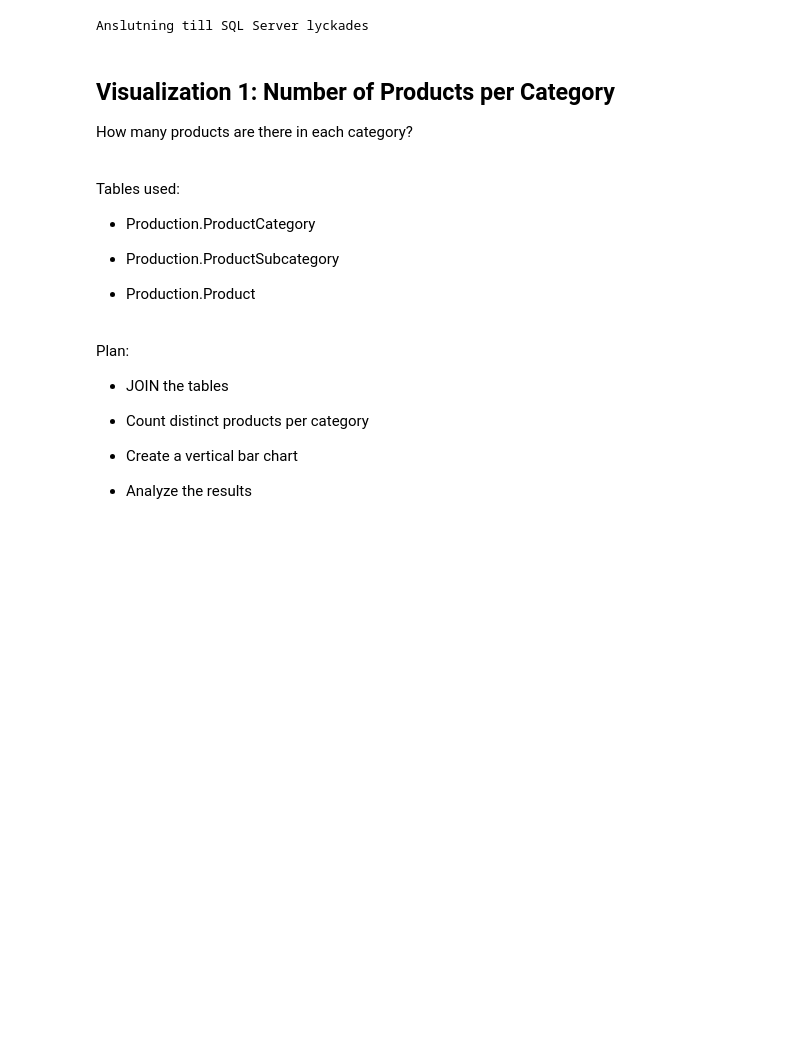
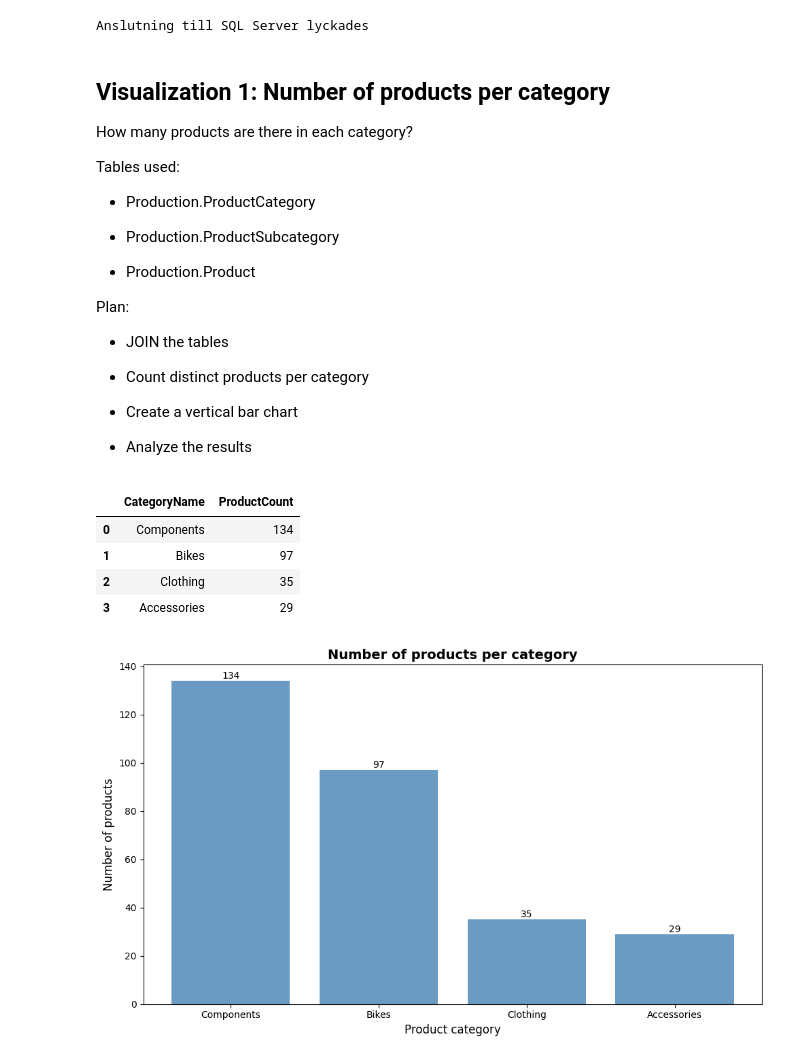
Before and after one commit to LillaLaila/adventureworks-analysis, a Jupyter notebook: notebooks/analys.ipynb, the cells around one changed output. Saved outputs shown, nothing was run; the diff lists cells and outputs as text; code cells hidden in the pictures; blank space fills up the shorter version.

```diff
--- a/notebooks/analys.ipynb
+++ b/notebooks/analys.ipynb
@@ -42,10 +44,9 @@ def query_df(sql: str):
     with engine.connect() as conn:
         return pd.read_sql(text(sql), conn)
 # %% [markdown]
-## Visualization 1: Number of Products per Category
+## Visualization 1: Number of products per category
 
 How many products are there in each category?
-<br /><br />
 
 Tables used:
 
@@ -54,7 +55,8 @@ Tables used:
 - Production.ProductSubcategory
 
 - Production.Product
-<br /> <br />
+
+
 
 Plan:
 
@@ -65,3 +67,47 @@ Plan:
 - Create a vertical bar chart
 
 - Analyze the results
+# %%
+query_viz1 = """
+SELECT
+    pc.Name AS CategoryName,
+    COUNT(DISTINCT p.ProductID) AS ProductCount
+FROM Production.ProductCategory pc
+INNER JOIN Production.ProductSubcategory psc
+    ON pc.ProductCategoryID = psc.ProductCategoryID
+INNER JOIN Production.Product p
+    ON psc.ProductSubcategoryID = p.ProductSubcategoryID
+GROUP BY pc.Name
+ORDER BY ProductCount DESC
+"""
+
+df_viz1 = query_df(query_viz1)
+display(df_viz1)
+
+fig, ax = plt.subplots(figsize=(10,6))
+
+bars = ax.bar(df_viz1['CategoryName'], df_viz1['ProductCount'], color='steelblue', alpha=0.8)
+
+for bar in bars:
+    height = bar.get_height()
+    ax.text(
+        bar.get_x() + bar.get_width()/2,
+        height,
+        f'{int(height)}',
+        ha='center',
+        va='bottom'
+    )
+
+ax.set_xlabel('Product category', fontsize=12)
+ax.set_ylabel('Number of products', fontsize=12)
+ax.set_title('Number of products per category', fontsize=14, fontweight='bold')
+
+plt.tight_layout()
+plt.show()
+# %% [output]
+|  | CategoryName | ProductCount |
+| 0 | Components | 134 |
+| 1 | Bikes | 97 |
+| 2 | Clothing | 35 |
+| 3 | Accessories | 29 |
+[figure, added]
```
Also changed, not shown: parts of 21 cells of this notebook, 7 other files.
